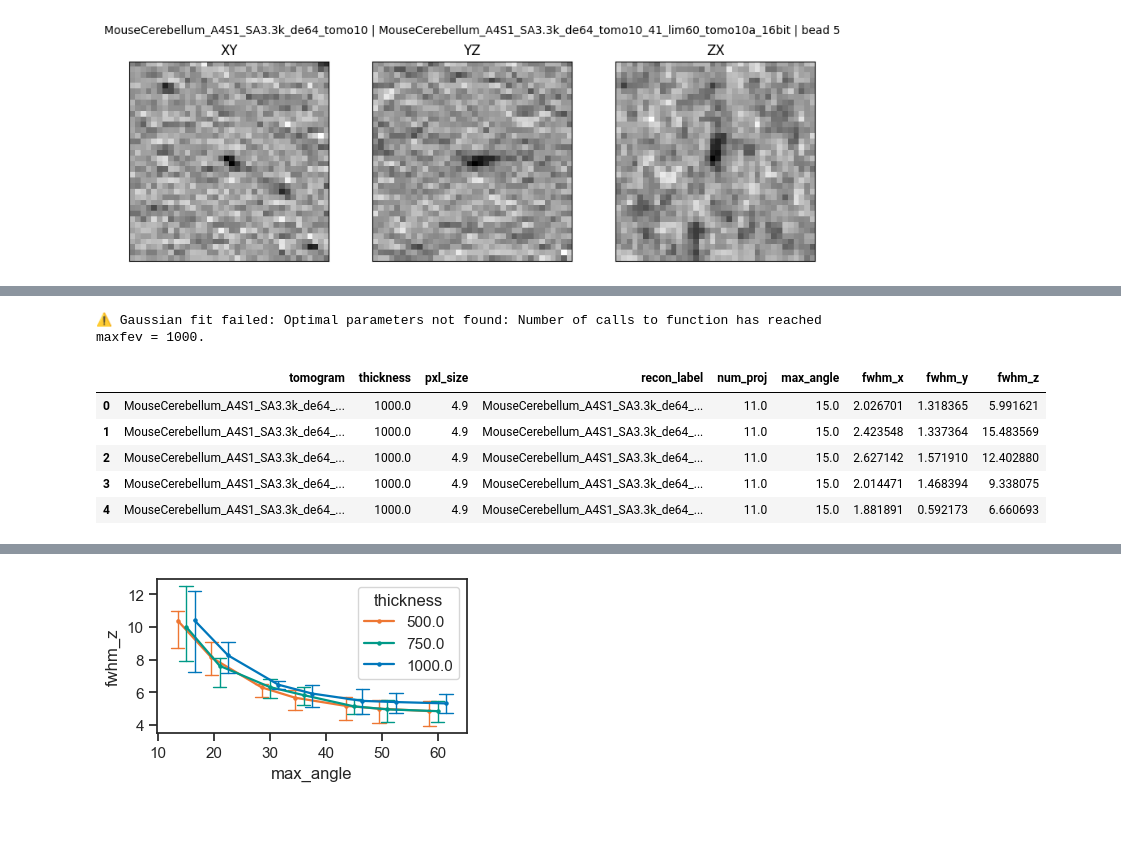
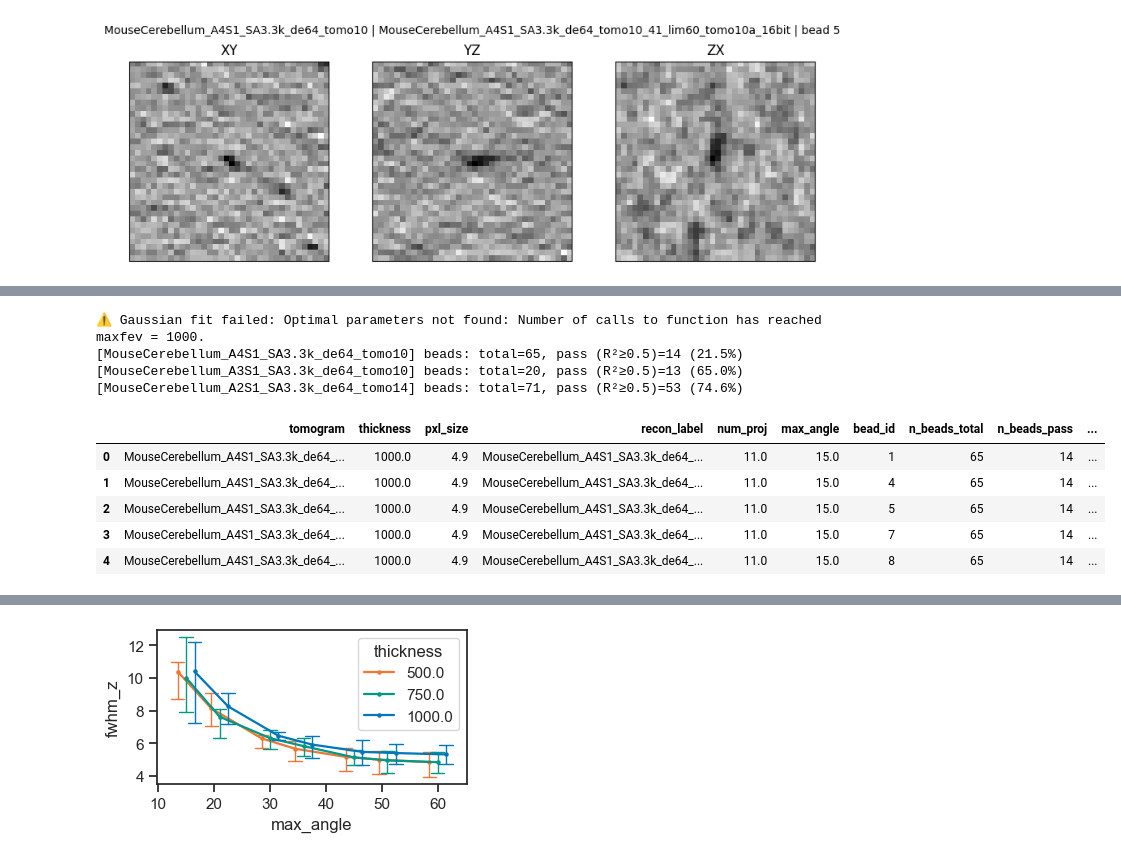
Before and after one commit to kuan-lab/tem-tomo, a Jupyter notebook: bead_resolution/250826_bead_res.ipynb, the cells around one changed output, grey strips where cells are left out. Drawn from its saved outputs; the diff is of its cells as text; code cells hidden in the pictures; blank space fills up the shorter version.

```diff
--- a/bead_resolution/250826_bead_res.ipynb
+++ b/bead_resolution/250826_bead_res.ipynb
@@ -36,20 +37,24 @@ res = utils.spot_check_fit_minimal(
 # %%
 from importlib import reload
 import utils; reload(utils)
 
 beads_df_3k = utils.fits_dataframe_from_config(
     "250827_tomograms_beads.yaml",
     root_dir="250827_beads_data",
     linewidth=1,
-    r2_cutoff=0.6,      # your default
-    bead_diam_nm=0.0,   # keep 0 (no deconvolution)
+    r2_cutoff=0.5,      # your default
+    bead_diam_nm=0.0,
+    # keep 0 (no deconvolution)
 )
 beads_df_3k.head()
 # %% [output]
 ⚠️ Gaussian fit failed: Optimal parameters not found: Number of calls to function has reached maxfev = 1000.
+[MouseCerebellum_A4S1_SA3.3k_de64_tomo10] beads: total=65, pass (R²≥0.5)=14 (21.5%)
+[MouseCerebellum_A3S1_SA3.3k_de64_tomo10] beads: total=20, pass (R²≥0.5)=13 (65.0%)
+[MouseCerebellum_A2S1_SA3.3k_de64_tomo14] beads: total=71, pass (R²≥0.5)=53 (74.6%)
-|  | tomogram | thickness | pxl_size | recon_label | num_proj | max_angle | fwhm_x | fwhm_y | fwhm_z |
-| 0 | MouseCerebellum_A4S1_SA3.3k_de64_... | 1000.0 | 4.9 | MouseCerebellum_A4S1_SA3.3k_de64_... | 11.0 | 15.0 | 2.026701 | 1.318365 | 5.991621 |
-| 1 | MouseCerebellum_A4S1_SA3.3k_de64_... | 1000.0 | 4.9 | MouseCerebellum_A4S1_SA3.3k_de64_... | 11.0 | 15.0 | 2.423548 | 1.337364 | 15.483569 |
-| 2 | MouseCerebellum_A4S1_SA3.3k_de64_... | 1000.0 | 4.9 | MouseCerebellum_A4S1_SA3.3k_de64_... | 11.0 | 15.0 | 2.627142 | 1.571910 | 12.402880 |
-| 3 | MouseCerebellum_A4S1_SA3.3k_de64_... | 1000.0 | 4.9 | MouseCerebellum_A4S1_SA3.3k_de64_... | 11.0 | 15.0 | 2.014471 | 1.468394 | 9.338075 |
-| 4 | MouseCerebellum_A4S1_SA3.3k_de64_... | 1000.0 | 4.9 | MouseCerebellum_A4S1_SA3.3k_de64_... | 11.0 | 15.0 | 1.881891 | 0.592173 | 6.660693 |
+|  | tomogram | thickness | pxl_size | recon_label | num_proj | max_angle | bead_id | n_beads_total | n_beads_pass | ... |
+| 0 | MouseCerebellum_A4S1_SA3.3k_de64_... | 1000.0 | 4.9 | MouseCerebellum_A4S1_SA3.3k_de64_... | 11.0 | 15.0 | 1 | 65 | 14 | ... |
+| 1 | MouseCerebellum_A4S1_SA3.3k_de64_... | 1000.0 | 4.9 | MouseCerebellum_A4S1_SA3.3k_de64_... | 11.0 | 15.0 | 4 | 65 | 14 | ... |
+| 2 | MouseCerebellum_A4S1_SA3.3k_de64_... | 1000.0 | 4.9 | MouseCerebellum_A4S1_SA3.3k_de64_... | 11.0 | 15.0 | 5 | 65 | 14 | ... |
+| 3 | MouseCerebellum_A4S1_SA3.3k_de64_... | 1000.0 | 4.9 | MouseCerebellum_A4S1_SA3.3k_de64_... | 11.0 | 15.0 | 7 | 65 | 14 | ... |
+| 4 | MouseCerebellum_A4S1_SA3.3k_de64_... | 1000.0 | 4.9 | MouseCerebellum_A4S1_SA3.3k_de64_... | 11.0 | 15.0 | 8 | 65 | 14 | ... |
```
Also changed, not shown: parts of 5 cells of this notebook, 3 other files.
